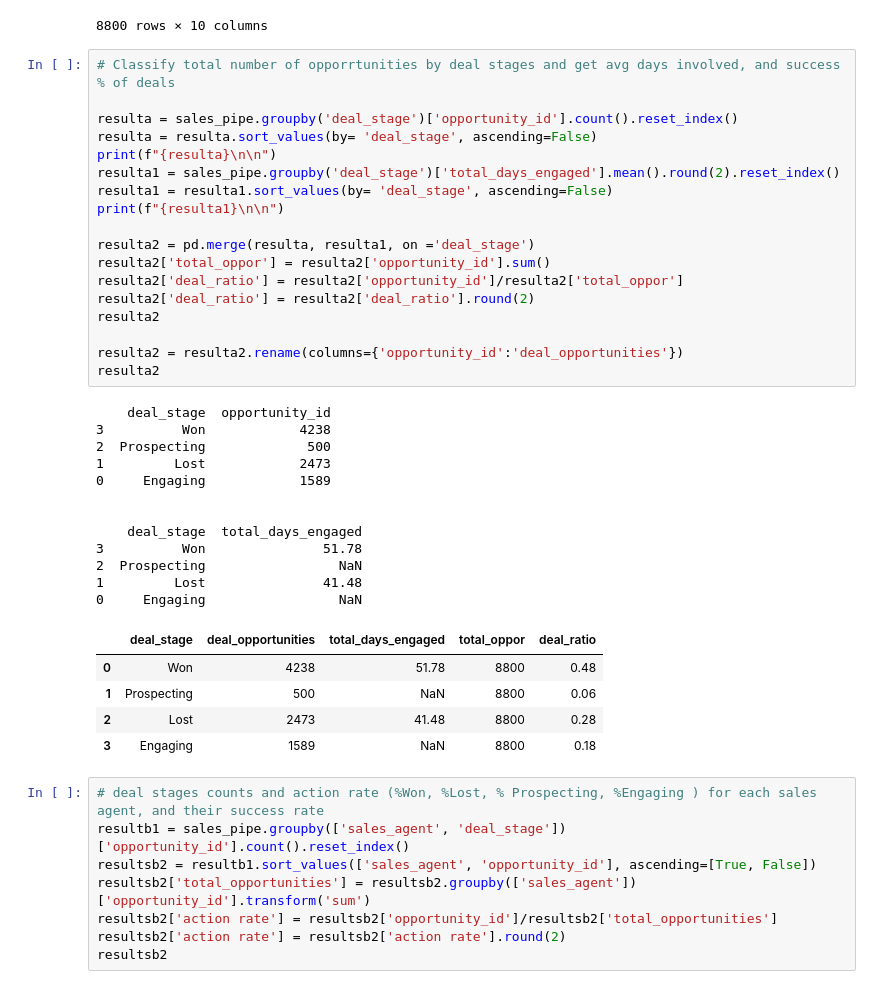
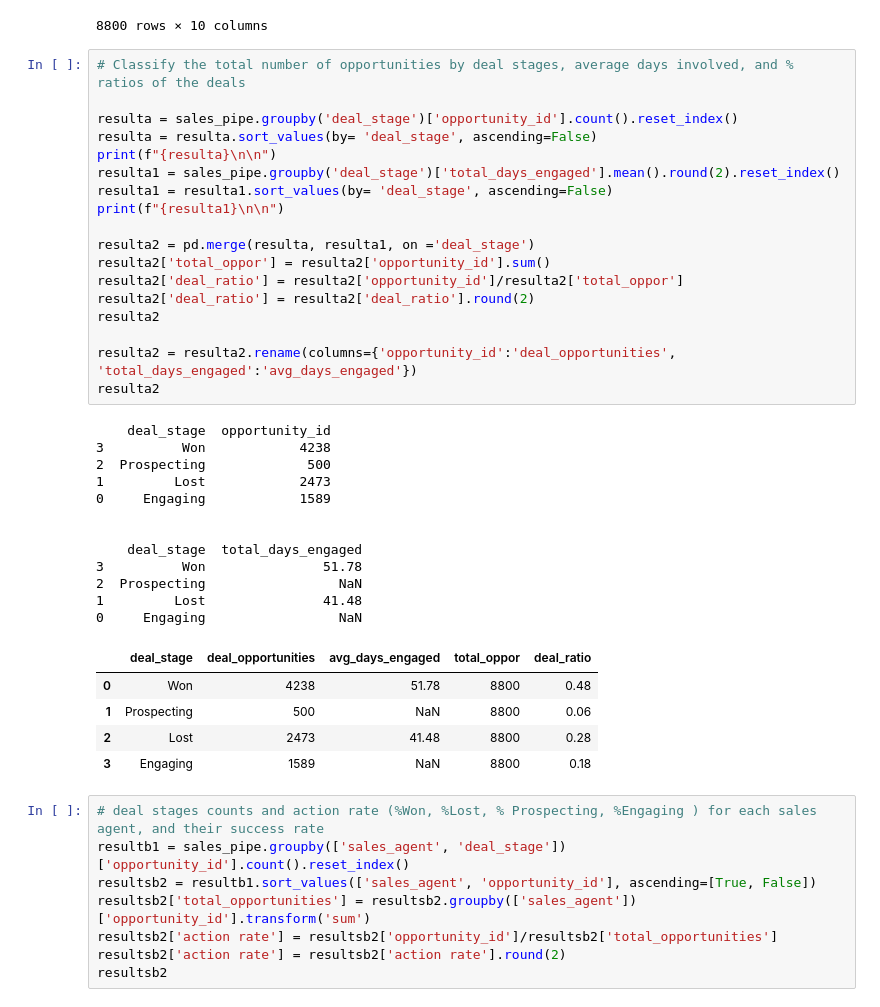
Before and after one commit to SuyogPatgave/Python_Codes-Projects, a Jupyter notebook: CRM_Project.ipynb, the cells around one changed output. Drawn from its saved outputs; the diff is of its cells as text.

```diff
--- a/CRM_Project.ipynb
+++ b/CRM_Project.ipynb
@@ -956,37 +956,37 @@ sales_pipe
 | 8799 | 8I5ONXJX | Versie Hillebrand | MG Advanced | NaN | Prospecting | NaT | NaT | NaN | ... |
 8800 rows × 10 columns
 # %%
-# Classify total number of opporrtunities by deal stages and get avg days involved, and success % of deals
+# Classify the total number of opportunities by deal stages, average days involved, and % ratios of the deals
 
 resulta = sales_pipe.groupby('deal_stage')['opportunity_id'].count().reset_index()
 resulta = resulta.sort_values(by= 'deal_stage', ascending=False)
 print(f"{resulta}\n\n")
 resulta1 = sales_pipe.groupby('deal_stage')['total_days_engaged'].mean().round(2).reset_index()
 resulta1 = resulta1.sort_values(by= 'deal_stage', ascending=False)
 print(f"{resulta1}\n\n")
 
 resulta2 = pd.merge(resulta, resulta1, on ='deal_stage')
 resulta2['total_oppor'] = resulta2['opportunity_id'].sum()
 resulta2['deal_ratio'] = resulta2['opportunity_id']/resulta2['total_oppor']
 resulta2['deal_ratio'] = resulta2['deal_ratio'].round(2)
 resulta2
 
-resulta2 = resulta2.rename(columns={'opportunity_id':'deal_opportunities'})
+resulta2 = resulta2.rename(columns={'opportunity_id':'deal_opportunities', 'total_days_engaged':'avg_days_engaged'})
 resulta2
 # %% [output]
     deal_stage  opportunity_id
 3          Won            4238
 2  Prospecting             500
 1         Lost            2473
 0     Engaging            1589
 
 
     deal_stage  total_days_engaged
 3          Won               51.78
 2  Prospecting                 NaN
 1         Lost               41.48
 0     Engaging                 NaN
-|  | deal_stage | deal_opportunities | total_days_engaged | total_oppor | deal_ratio |
+|  | deal_stage | deal_opportunities | avg_days_engaged | total_oppor | deal_ratio |
 | 0 | Won | 4238 | 51.78 | 8800 | 0.48 |
 | 1 | Prospecting | 500 | NaN | 8800 | 0.06 |
 | 2 | Lost | 2473 | 41.48 | 8800 | 0.28 |
```
Also changed, not shown: parts of 6 cells of this notebook.
